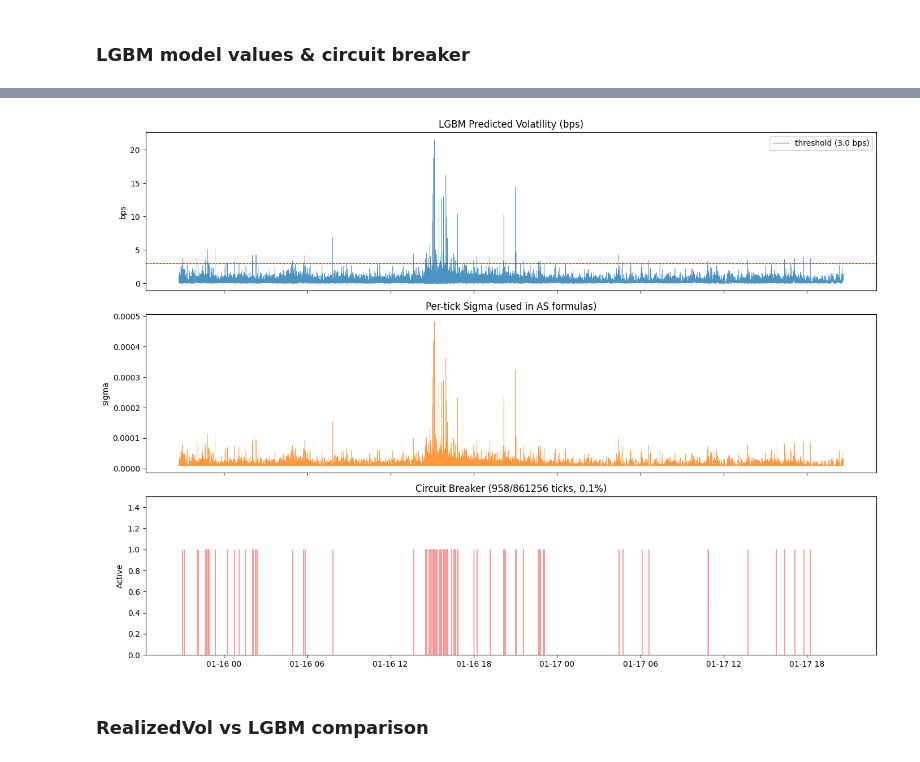
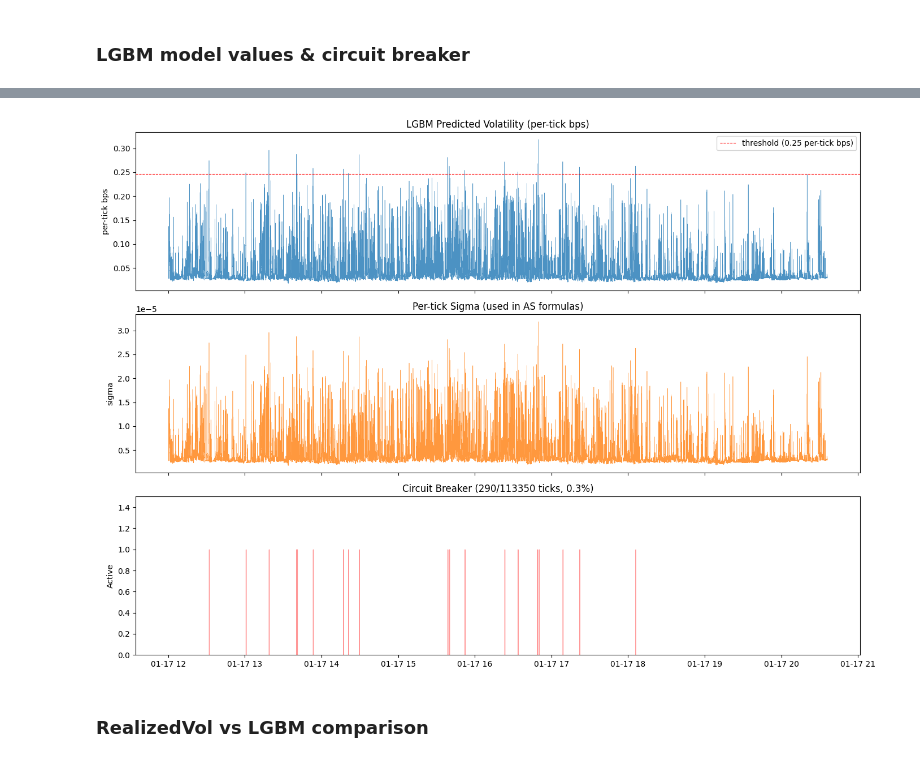
Before and after one commit to gnome-trading-group/gnomepy, a Jupyter notebook: gnomepy/research/signals/basic_mm/test.ipynb, the cells around one changed output, grey strips where cells are left out. Saved outputs shown, nothing was run; the diff lists cells and outputs as text; code cells hidden in the pictures.

Commit message:
remove extra models

```diff
--- a/gnomepy/research/signals/basic_mm/test.ipynb
+++ b/gnomepy/research/signals/basic_mm/test.ipynb
@@ -258,16 +257,16 @@ and absolute return labels.
 ### Training config
 # %%
 from gnomepy.research.signals.basic_mm.lgbm_volatility import LGBMVolatilityTrainer, LGBMVolatilityModel
+from gnomepy.research.signals.basic_mm.lgbm_volatility.features import VOL_FEATURE_NAMES
 from gnomepy.research.signals.lgbm_directional.registry import ModelRegistry
-from gnomepy.research.signals.lgbm_directional.features import FEATURE_NAMES
 import lightgbm as lgb
 
 # Training date range (should precede or overlap backtest period)
 TRAIN_START = datetime.datetime(2026, 1, 15, 12, 0)
-TRAIN_END   = datetime.datetime(2026, 1, 18, 12, 0)
+TRAIN_END   = datetime.datetime(2026, 1, 17, 12, 0)
 
 # Volatility model training parameters
-VOL_HORIZON = 20          # ticks to look ahead for label
+VOL_HORIZON = 25          # ticks to look ahead for label
 TRAIN_WINDOW = 50000      # rows per training fold
 VAL_WINDOW   = 10000      # rows per validation fold
 
@@ -435,6 +581,9 @@ Re-run the backtest using the trained `LGBMVolatilityModel` instead of
 `RealizedVolatilityModel`. The LGBM model's prediction feeds both the
 circuit breaker and the AS sigma parameter.
 # %%
+START_DATETIME = datetime.datetime(2026, 1, 17, 12, 0)
+END_DATETIME = datetime.datetime(2026, 1, 18, 12, 0)
+
 # Load LGBM volatility model from registry
 lgbm_vol_model = LGBMVolatilityModel(
     registry=vol_registry,
@@ -443,6 +592,23 @@ lgbm_vol_model = LGBMVolatilityModel(
 )
 print(f"LGBM vol model: min_lookback={lgbm_vol_model.min_lookback}, horizon={lgbm_vol_model.horizon}")
 
+# Build params from calibration results
+CALIBRATED_MM_PARAMS = {
+    'trade_frequency': 1,
+    'gamma': cal_results['gamma'],
+    'order_arrival_rate': cal_results['order_arrival_rate'],
+    'volatility_window': 50,
+    'volatility_half_life': 0.5,
+    'max_inventory': 1.0,
+    'max_spread_ticks': None,
+    'min_volatility': 0,
+    'min_spread_bps': 0.00,
+    'vol_threshold_bps': cal_results['vol_threshold_bps'],
+}
+print(f"Using calibrated params: gamma={CALIBRATED_MM_PARAMS['gamma']:,.0f}, "
+      f"k={CALIBRATED_MM_PARAMS['order_arrival_rate']:,.0f}, "
+      f"vol_threshold={CALIBRATED_MM_PARAMS['vol_threshold_bps']:.2f} bps")
+
 # Create new exchange instances (fresh state)
 lgbm_exchanges = {
     listing.exchange_id: {
@@ -450,7 +616,7 @@ lgbm_exchanges = {
             fee_model=StaticFeeModel(taker_fee=0.004, maker_fee=-0.001),
             network_latency=NETWORK_LATENCY,
             order_processing_latency=ORDER_PROCESSING_LATENCY,
-            queue_model=RiskAverseQueueModel()
+            queue_model=ProbabilisticQueueModel(cancel_ahead_probability=0.5), #RiskAverseQueueModel()
         )
     }
 }
@@ -461,7 +627,7 @@ lgbm_mm_signal = BasicMMSignal(
     listing=listing,
     volatility_model=lgbm_vol_model,
     data_schema_type=SCHEMA_TYPE,
-    **BASIC_MM_PARAMS,
+    **CALIBRATED_MM_PARAMS,
     recorder=lgbm_signal_recorder,
 )
 
@@ -542,10 +709,10 @@ if lgbm_mm_signal.recorder is not None:
 
     # Predicted vol over time
     axes[0].plot(lgbm_df.index, lgbm_df['predicted_vol_bps'], linewidth=0.4, alpha=0.8)
-    axes[0].axhline(BASIC_MM_PARAMS['vol_threshold_bps'], color='red', ls='--', lw=0.8,
-                     label=f"threshold ({BASIC_MM_PARAMS['vol_threshold_bps']} bps)")
-    axes[0].set_ylabel('bps')
-    axes[0].set_title('LGBM Predicted Volatility (bps)')
+    axes[0].axhline(CALIBRATED_MM_PARAMS['vol_threshold_bps'], color='red', ls='--', lw=0.8,
+                     label=f"threshold ({CALIBRATED_MM_PARAMS['vol_threshold_bps']:.2f} per-tick bps)")
+    axes[0].set_ylabel('per-tick bps')
+    axes[0].set_title('LGBM Predicted Volatility (per-tick bps)')
     axes[0].legend()
 
     # Realized vol (per-tick sigma derived from model)
@@ -585,4 +752,4 @@ if lgbm_mm_signal.recorder is not None:
-[figure, old version]
+[figure, new version]
 # %% [markdown]
 ### RealizedVol vs LGBM comparison
 # %%
```
Also changed, not shown: parts of 26 cells of this notebook, 23 other files.
